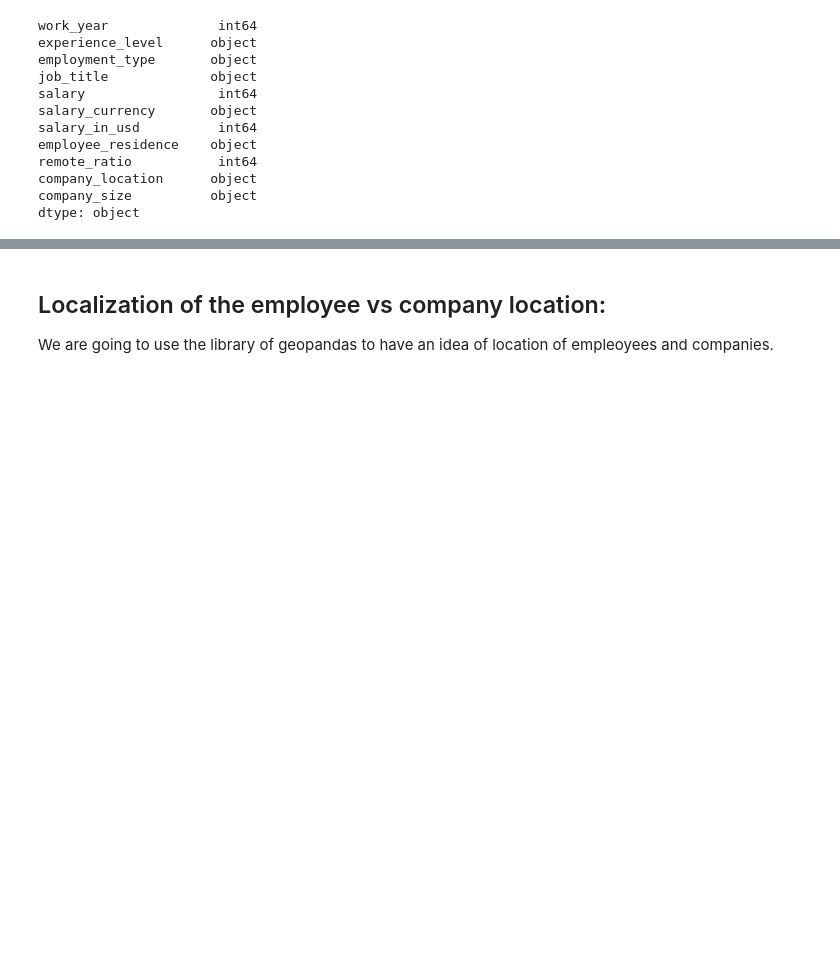
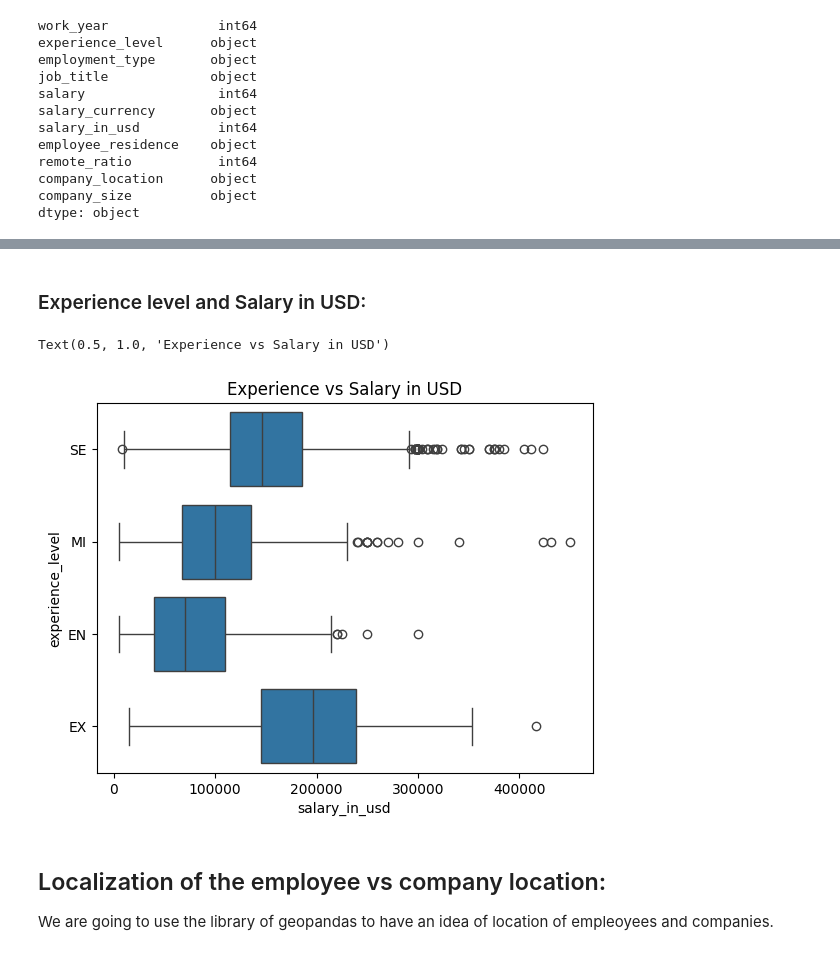
Before and after one commit to santiloc-hub/Data-Science-Salary-Analisis, a Jupyter notebook: Main.ipynb, the cells around one changed output, grey strips where cells are left out. Drawn from its saved outputs; the diff is of its cells as text; code cells hidden in the pictures; blank space fills up the shorter version.

```diff
--- a/Main.ipynb
+++ b/Main.ipynb
@@ -64,3 +204,11 @@ dtype: object
+# %% [markdown]
+### Experience level and Salary in USD:
+# %%
+sns.boxplot(y=Data['experience_level'],x=Data['salary_in_usd'],orient='h')
+plt.title('Experience vs Salary in USD')
+# %% [output]
+Text(0.5, 1.0, 'Experience vs Salary in USD')
+[figure, added]
 # %% [markdown]
 ## Localization of the employee vs company location:
 We are going to use the library of geopandas to have an idea of location of empleoyees and companies.
```
Also changed, not shown: parts of 29 cells of this notebook.
